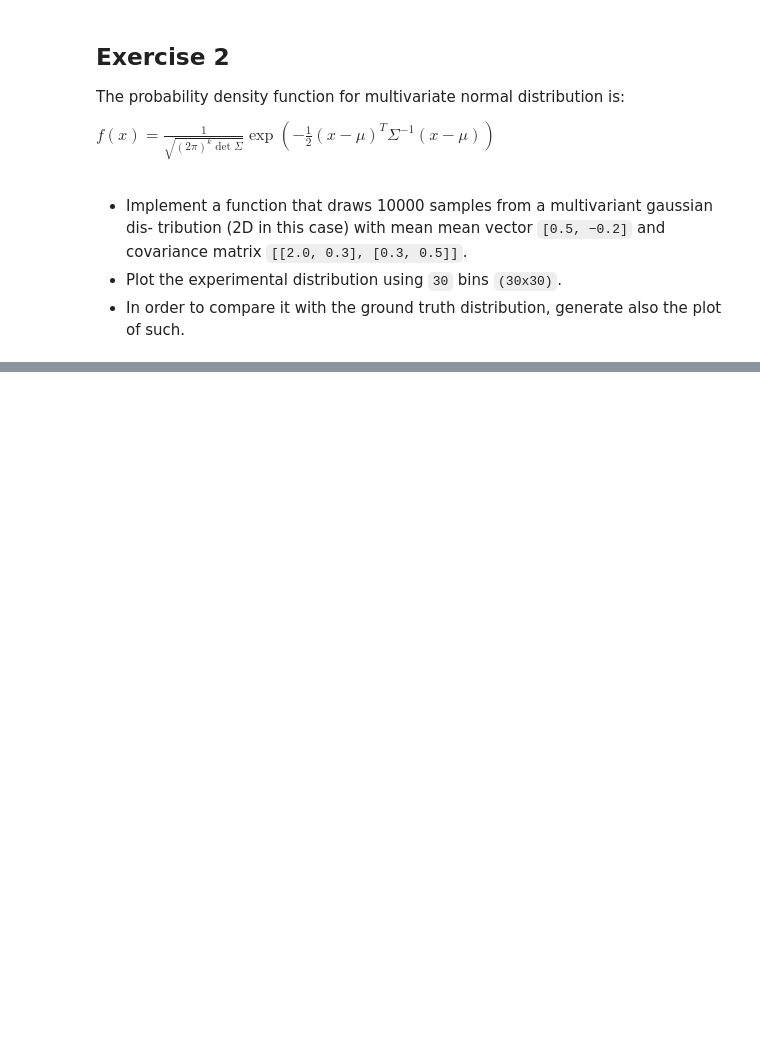
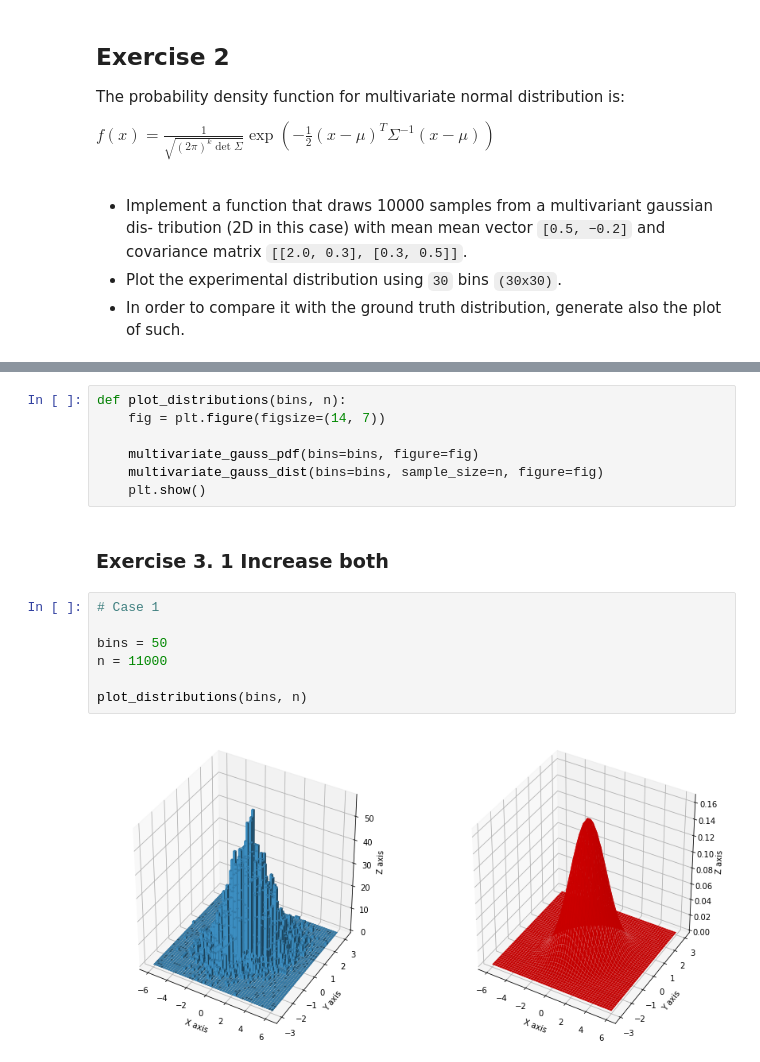
Before and after one commit to Mavengence/Pattern_Analysis_SS20_FAU, a Jupyter notebook: Exercise_1.ipynb, the cells around one changed output, grey strips where cells are left out. Saved outputs shown, nothing was run; the diff lists cells and outputs as text; blank space fills up the shorter version.

```diff
--- a/Exercise_1.ipynb
+++ b/Exercise_1.ipynb
@@ -119,0 +222,19 @@ plt.show()
+# %%
+def plot_distributions(bins, n):
+    fig = plt.figure(figsize=(14, 7))
+
+    multivariate_gauss_pdf(bins=bins, figure=fig)
+    multivariate_gauss_dist(bins=bins, sample_size=n, figure=fig)
+    plt.show()
+# %% [markdown]
+<a name='3.1'></a>
+### Exercise 3. 1 Increase both
+# %%
+# Case 1
+
+bins = 50
+n = 11000
+
+plot_distributions(bins, n)
+# %% [output]
+[figure, added]
```
Also changed, not shown: parts of 24 cells of this notebook.
